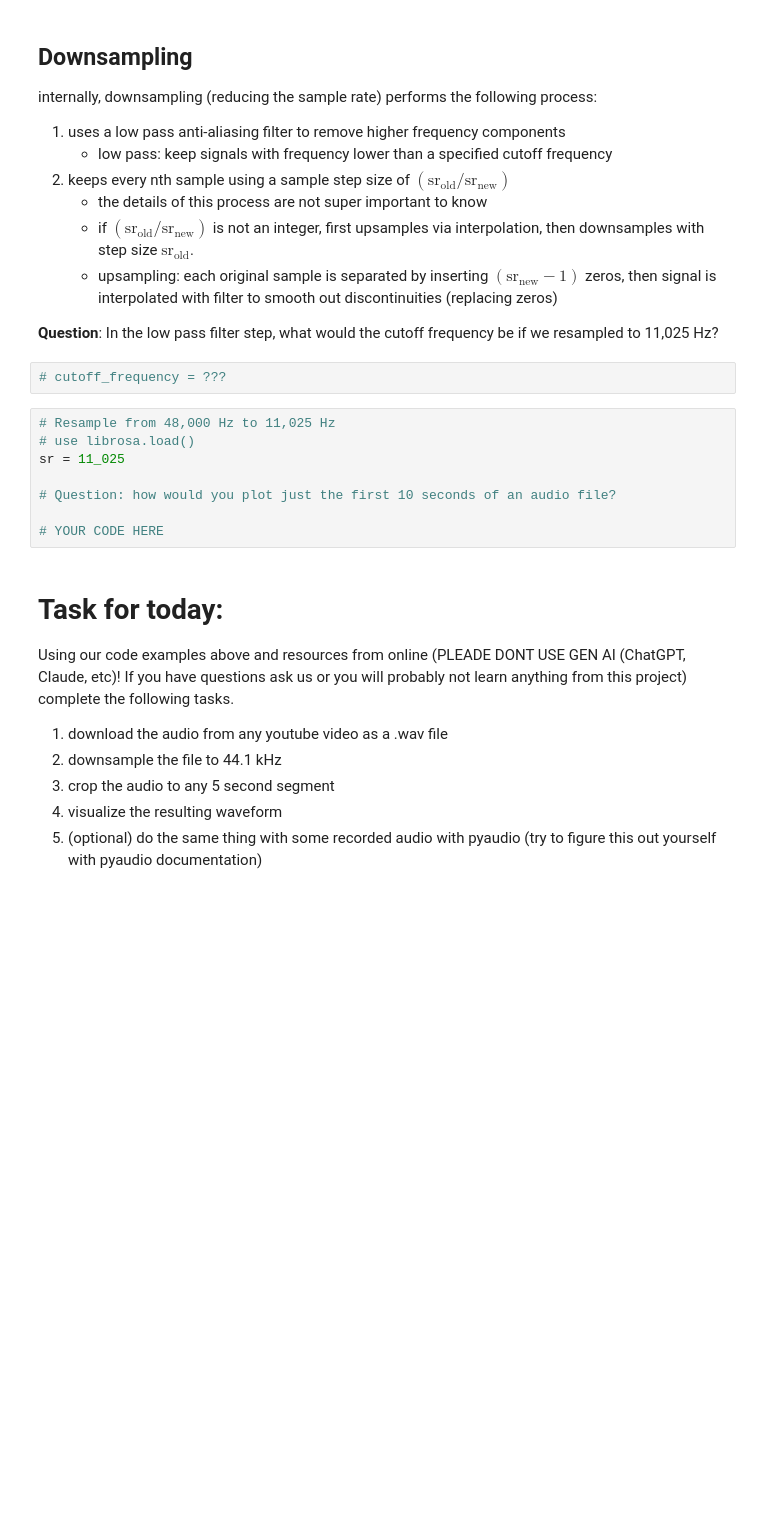
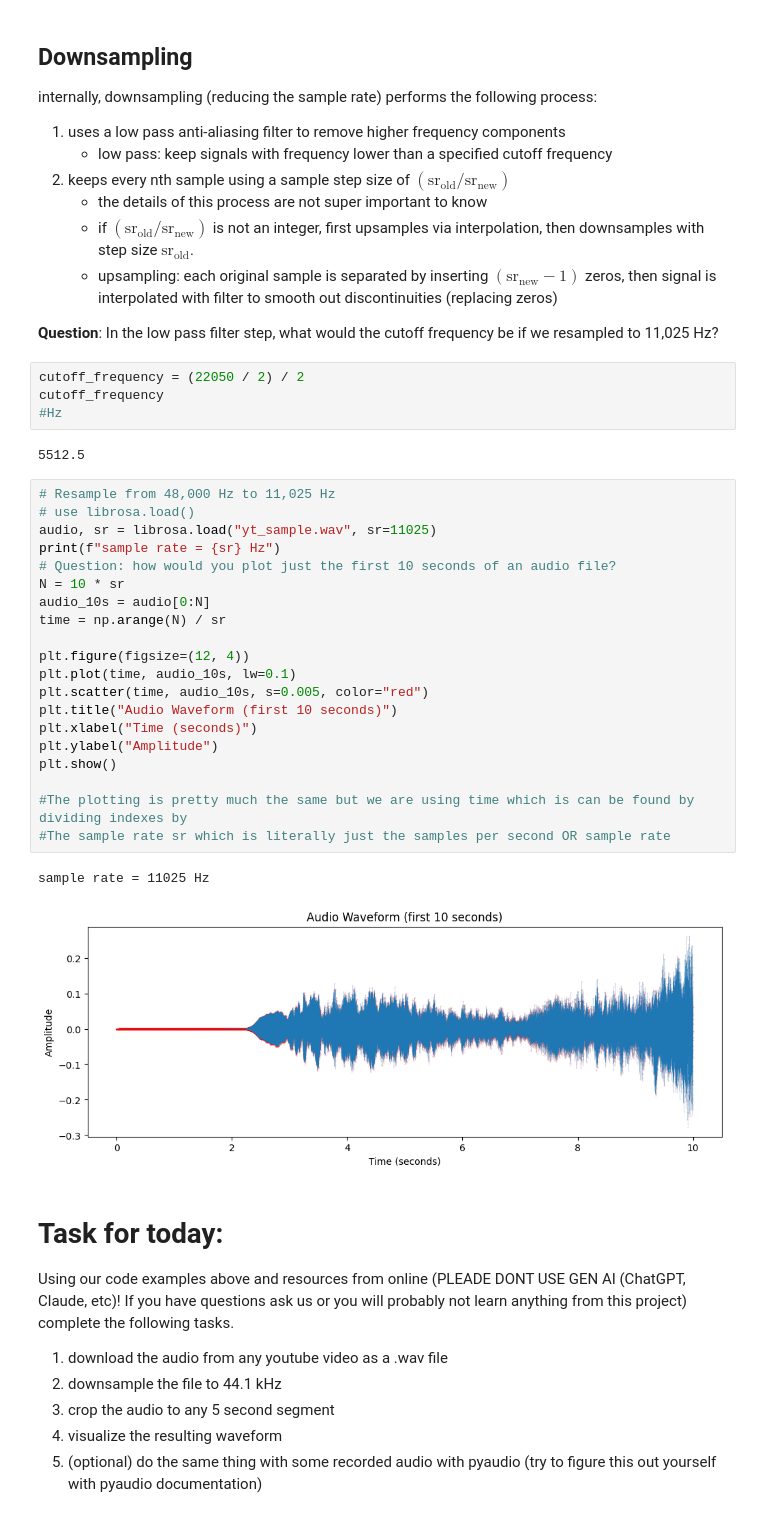
Before and after one commit to briancatmaster/f25-shazam-clone-w1, a Jupyter notebook: week1_audio.ipynb, the cells around one changed output. Saved outputs shown, nothing was run; the diff lists cells and outputs as text; blank space fills up the shorter version.

```diff
--- a/week1_audio.ipynb
+++ b/week1_audio.ipynb
@@ -303,15 +309,34 @@ internally, downsampling (reducing the sample rate) performs the following proce
 
 **Question**: In the low pass filter step, what would the cutoff frequency be if we resampled to 11,025 Hz?
 # %%
-# cutoff_frequency = ???
+cutoff_frequency = (22050 / 2) / 2
+cutoff_frequency
+#Hz
+# %% [output]
+5512.5
 # %%
 # Resample from 48,000 Hz to 11,025 Hz
 # use librosa.load()
-sr = 11_025
+audio, sr = librosa.load("yt_sample.wav", sr=11025)
+print(f"sample rate = {sr} Hz")
+# Question: how would you plot just the first 10 seconds of an audio file?
+N = 10 * sr
+audio_10s = audio[0:N]
+time = np.arange(N) / sr
 
-# Question: how would you plot just the first 10 seconds of an audio file?
+plt.figure(figsize=(12, 4))
+plt.plot(time, audio_10s, lw=0.1)
+plt.scatter(time, audio_10s, s=0.005, color="red")
+plt.title("Audio Waveform (first 10 seconds)")
+plt.xlabel("Time (seconds)")
+plt.ylabel("Amplitude")
+plt.show()
 
-# YOUR CODE HERE
+#The plotting is pretty much the same but we are using time which is can be found by dividing indexes by
+#The sample rate sr which is literally just the samples per second OR sample rate
+# %% [output]
+sample rate = 11025 Hz
+[figure, added]
 # %% [markdown]
 # Task for today:
 
```
Also changed, not shown: parts of 2 cells of this notebook.
